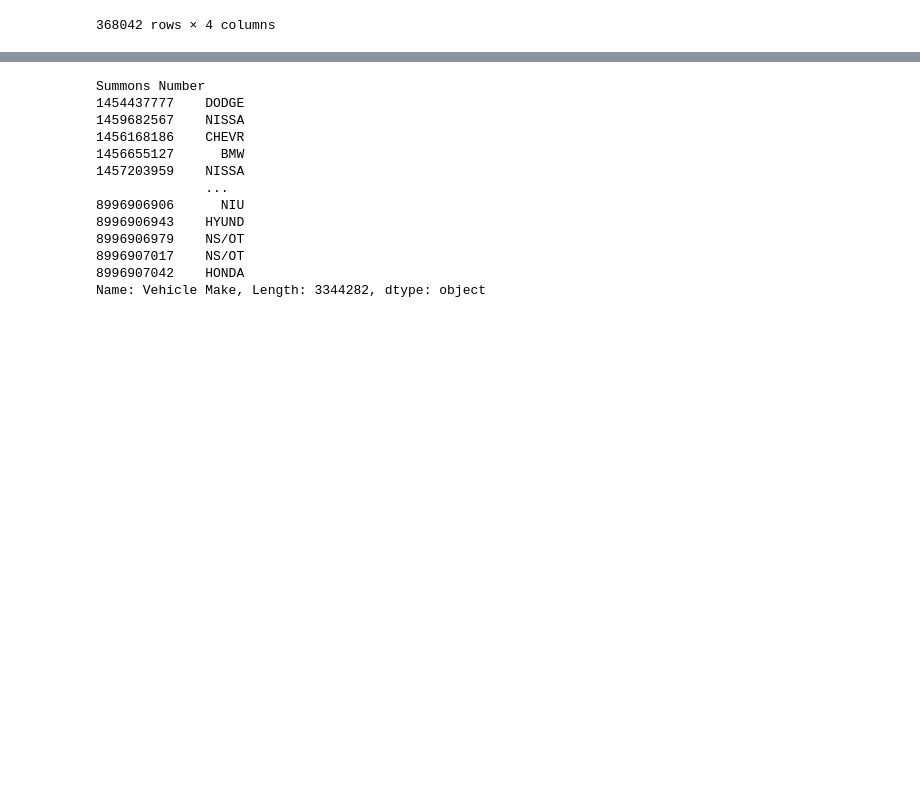
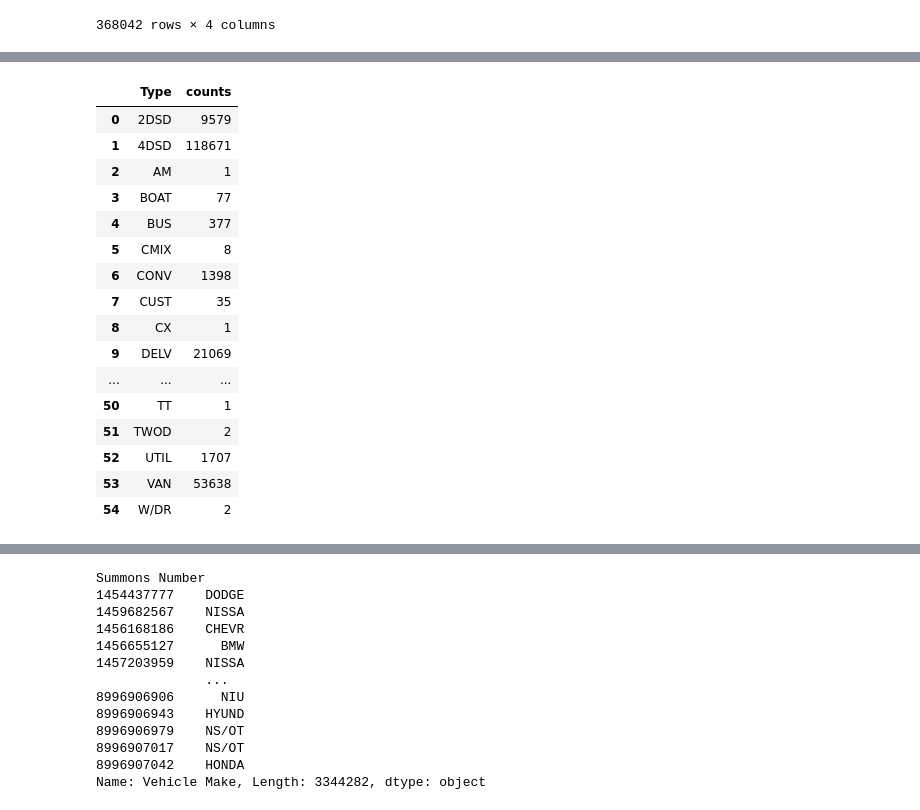
Before and after one commit to mconwa20/Final-project, a Jupyter notebook: nycdatadeepclean.ipynb, the cells around one changed output, grey strips where cells are left out. Drawn from its saved outputs; the diff is of its cells as text; code cells hidden in the pictures; blank space fills up the shorter version.

```diff
--- a/nycdatadeepclean.ipynb
+++ b/nycdatadeepclean.ipynb
@@ -166,0 +151,20 @@ Length: 115, dtype: int64
+# %%
+ df_str.groupby(['Type']).size().reset_index(name='counts')
+# %% [output]
+|  | Type | counts |
+| 0 | 2DSD | 9579 |
+| 1 | 4DSD | 118671 |
+| 2 | AM | 1 |
+| 3 | BOAT | 77 |
+| 4 | BUS | 377 |
+| 5 | CMIX | 8 |
+| 6 | CONV | 1398 |
+| 7 | CUST | 35 |
+| 8 | CX | 1 |
+| 9 | DELV | 21069 |
+| ... | ... | ... |
+| 50 | TT | 1 |
+| 51 | TWOD | 2 |
+| 52 | UTIL | 1707 |
+| 53 | VAN | 53638 |
+| 54 | W/DR | 2 |
```
Also changed, not shown: parts of 9 cells of this notebook.
